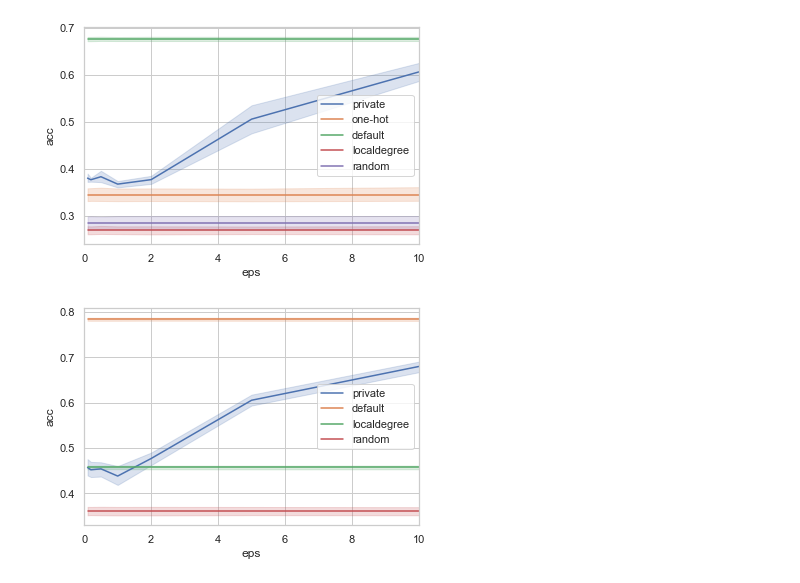
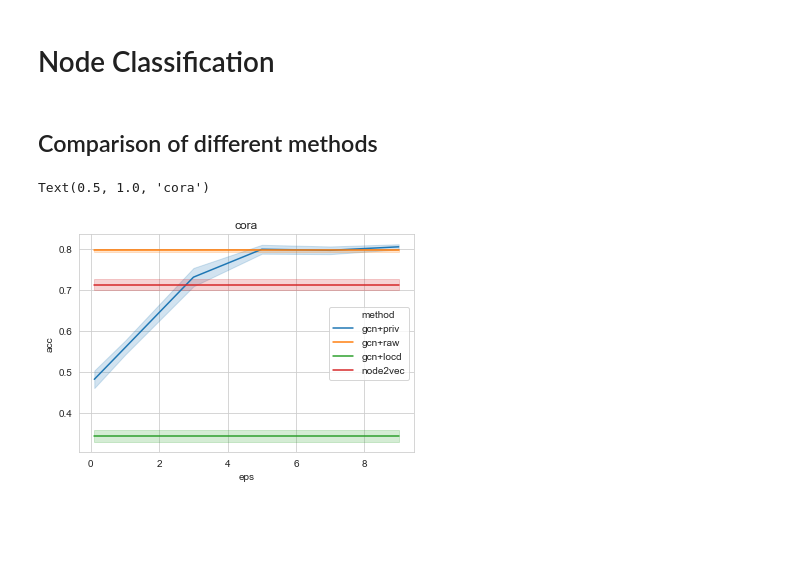
Before and after one commit to sisaman/LPGNN, a Jupyter notebook: visualize.ipynb, the cells around one changed output. Cells and saved outputs as stored; diff of their text form; code cells hidden in the pictures; blank space fills up the shorter version.

```diff
--- a/visualize.ipynb
+++ b/visualize.ipynb
@@ -23,20 +7,0 @@ plt.savefig('figures/cora.pdf', bbox_inches='tight')
-# %%
-df_result = pd.read_pickle('results_CiteSeer.pkl')
-
-ax = sns.lineplot(data=df_result, x='eps', y='acc', hue='conf')
-handles, labels = ax.get_legend_handles_labels()
-ax.legend(handles=handles[1:], labels=labels[1:])
-ax.set_xlim(0,10)
-plt.savefig('figures/citeseer.pdf', bbox_inches='tight')
-# %% [output]
-[figure, removed]
-# %%
-df_result = pd.read_pickle('results_PubMed.pkl')
-
-ax = sns.lineplot(data=df_result, x='eps', y='acc', hue='conf')
-handles, labels = ax.get_legend_handles_labels()
-ax.legend(handles=handles[1:], labels=labels[1:])
-ax.set_xlim(0,10)
-plt.savefig('figures/pubmed.pdf', bbox_inches='tight')
-# %% [output]
-[figure, removed]
@@ -42,0 +59,13 @@ plt.savefig('figures/pubmed.pdf', bbox_inches='tight')
+# %% [markdown]
+# Node Classification
+# %% [markdown]
+## Comparison of different methods
+# %%
+dataset = 'cora'
+df_result = load_results(task='nodeclass', dataset=dataset)
+ax = sns.lineplot(data=df_result, x='eps', y='perf', hue='method', ci='sd')
+ax.set_ylabel('acc')
+ax.set_title(dataset)
+# %% [output]
+Text(0.5, 1.0, 'cora')
+[figure, added]
```
Also changed, not shown: parts of 39 cells of this notebook.
